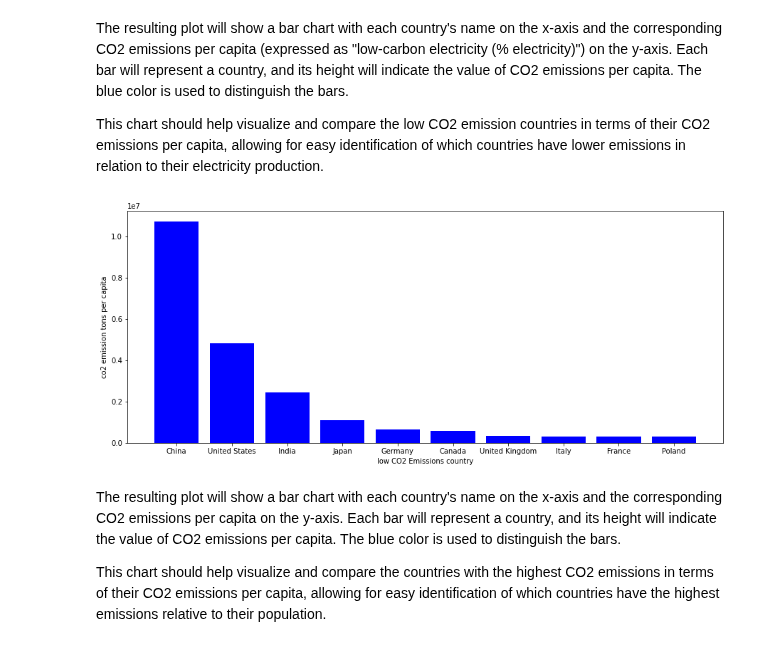
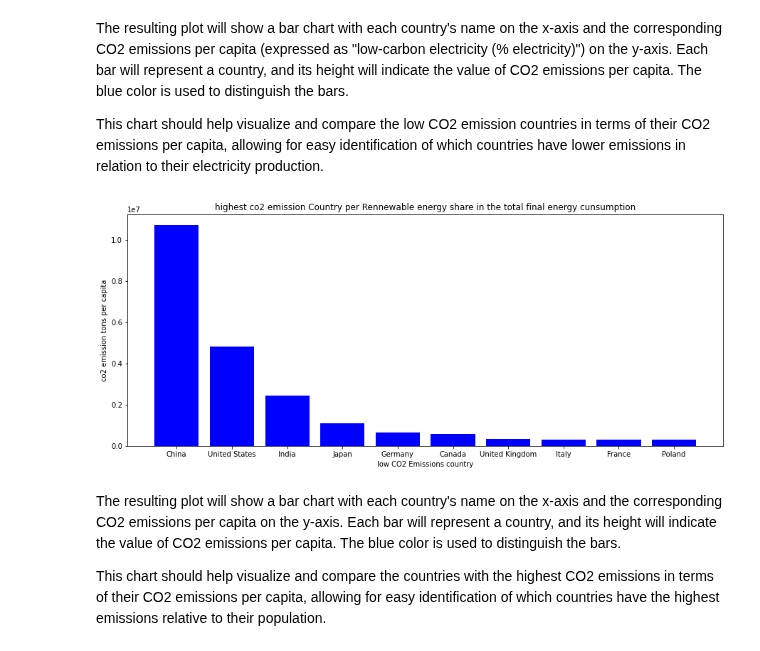
Before and after one commit to yosieph/Project1, a Jupyter notebook: project1.ipynb, the cells around one changed output. Saved outputs shown, nothing was run; the diff lists cells and outputs as text; code cells hidden in the pictures.

```diff
--- a/project1.ipynb
+++ b/project1.ipynb
@@ -1000,13 +1001,14 @@ allowing for easy identification of which countries have lower emissions in rela
 # %%
 x=highest_Co2_Emission_countries[('Country')]
 y=highest_Co2_Emission_countries[('co2 Emissions (metric tons per capita)')]
 plt.figure(figsize=(15,6))
 plt.bar(x,y ,color=['blue'])
 plt.xlabel('low CO2 Emissions country')
 plt.ylabel('co2 emission tons per capita')
+plt.title('highest co2 emission Country per Rennewable energy share in the total final energy cunsumption')
 plt.show()
 # %% [output]
-[figure, old version]
+[figure, new version]
 # %% [markdown]
 The resulting plot will show a bar chart with each country's name on the x-axis and the corresponding CO2 emissions per capita on the y-axis.
  Each bar will represent a country, and its height will indicate the value of CO2 emissions per capita.
```
Also changed, not shown: parts of 2 cells of this notebook.
